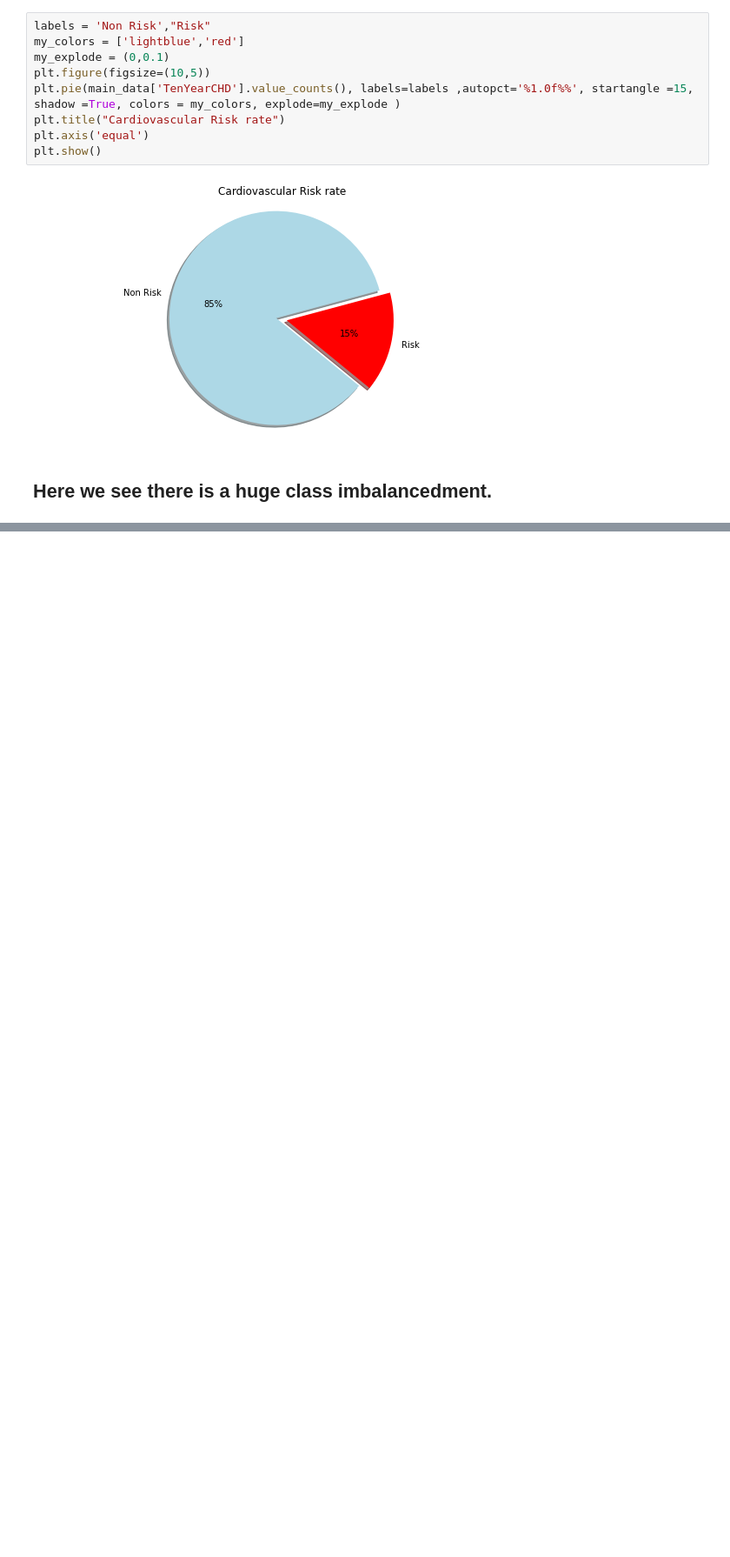
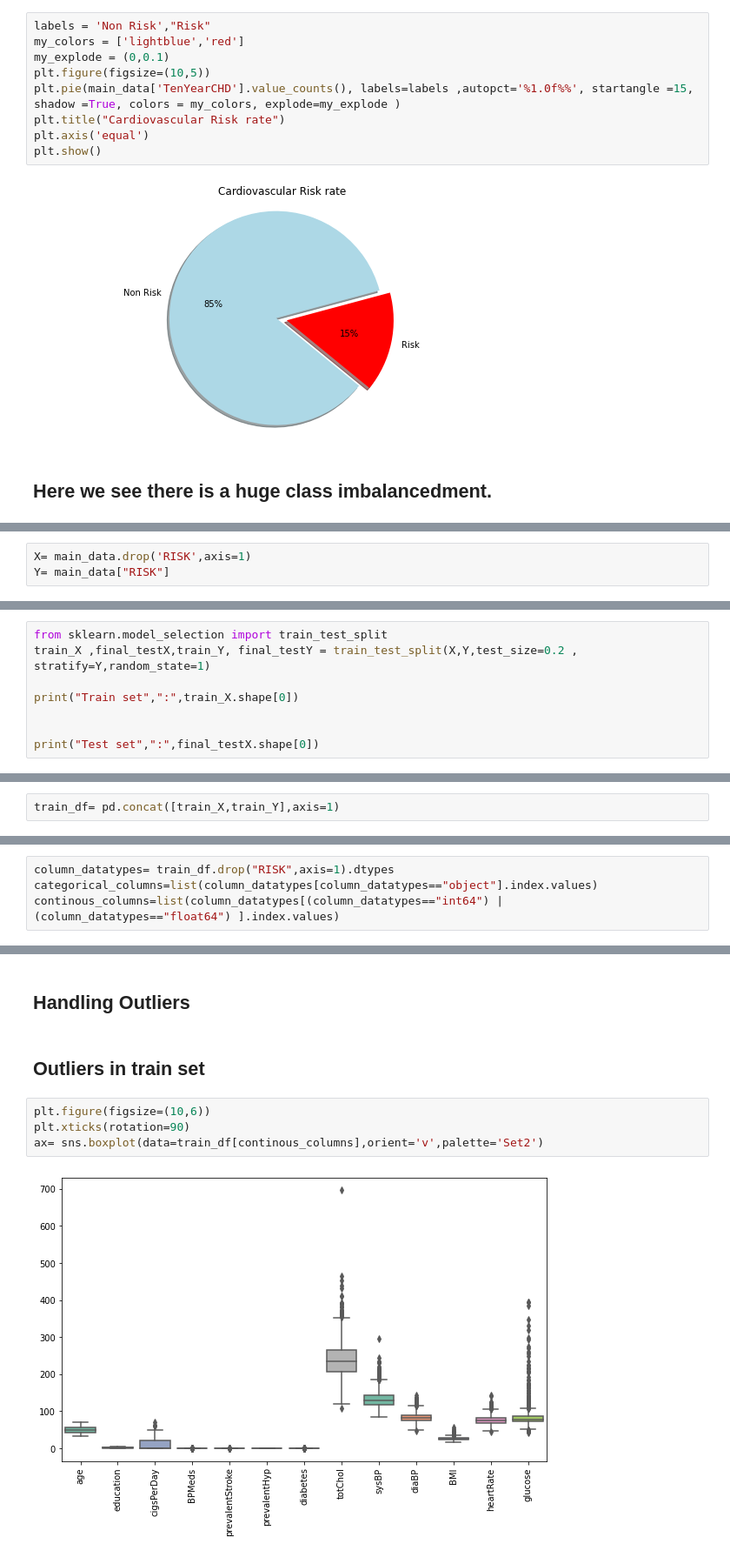
Before and after one commit to shirsh12/Cardiovascular-Risk-Prediction, a Jupyter notebook: Cardiovascular_Risk_Prediction.ipynb, the cells around one changed output, grey strips where cells are left out. Shown at 87% size. Drawn from its saved outputs; the diff is of its cells as text; blank space fills up the shorter version.

Commit message:
EDA completed now model trainning starts

```diff
--- a/Cardiovascular_Risk_Prediction.ipynb
+++ b/Cardiovascular_Risk_Prediction.ipynb
@@ -92,0 +155,3 @@ from sklearn.model_selection import train_test_split
+# %%
+X= main_data.drop('RISK',axis=1)
+Y= main_data["RISK"]
@@ -92,0 +162,8 @@ from sklearn.model_selection import train_test_split
+# %%
+from sklearn.model_selection import train_test_split
+train_X ,final_testX,train_Y, final_testY = train_test_split(X,Y,test_size=0.2 , stratify=Y,random_state=1)
+
+print("Train set",":",train_X.shape[0])
+
+
+print("Test set",":",final_testX.shape[0])
@@ -92,0 +175,2 @@ from sklearn.model_selection import train_test_split
+# %%
+train_df= pd.concat([train_X,train_Y],axis=1)
@@ -92,0 +243,4 @@ from sklearn.model_selection import train_test_split
+# %%
+column_datatypes= train_df.drop("RISK",axis=1).dtypes
+categorical_columns=list(column_datatypes[column_datatypes=="object"].index.values)
+continous_columns=list(column_datatypes[(column_datatypes=="int64") | (column_datatypes=="float64") ].index.values)
@@ -92,0 +310,10 @@ from sklearn.model_selection import train_test_split
+# %% [markdown]
+## **Handling Outliers**
+# %% [markdown]
+## Outliers in train set
+# %%
+plt.figure(figsize=(10,6))
+plt.xticks(rotation=90)
+ax= sns.boxplot(data=train_df[continous_columns],orient='v',palette='Set2')
+# %% [output]
+[figure, added]
```
Also changed, not shown: parts of 102 cells of this notebook.
